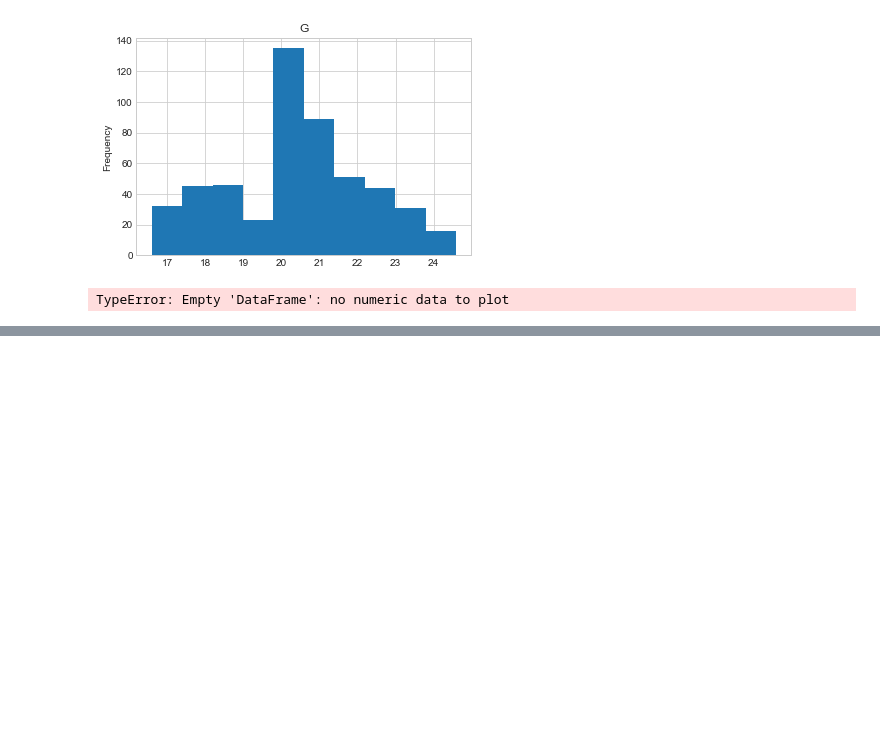
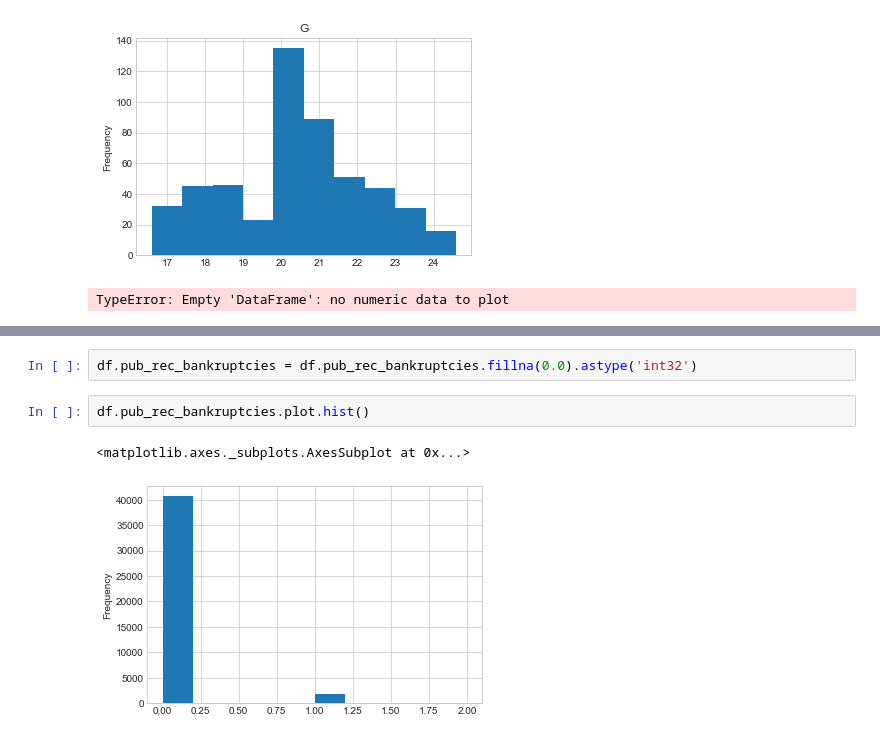
Before and after one commit to torben90/NF_Prj_LendingClub, a Jupyter notebook: sub_notebooks/Ini_EDA.ipynb, the cells around one changed output, grey strips where cells are left out. Saved outputs shown, nothing was run; the diff lists cells and outputs as text; blank space fills up the shorter version.

```diff
--- a/sub_notebooks/Ini_EDA.ipynb
+++ b/sub_notebooks/Ini_EDA.ipynb
@@ -148,0 +259,7 @@ TypeError: Empty 'DataFrame': no numeric data to plot
+# %%
+df.pub_rec_bankruptcies = df.pub_rec_bankruptcies.fillna(0.0).astype('int32')
+# %%
+df.pub_rec_bankruptcies.plot.hist()
+# %% [output]
+<matplotlib.axes._subplots.AxesSubplot at 0x...>
+[figure, added]
```
Also changed, not shown: parts of 11 cells of this notebook, 1 other file.
